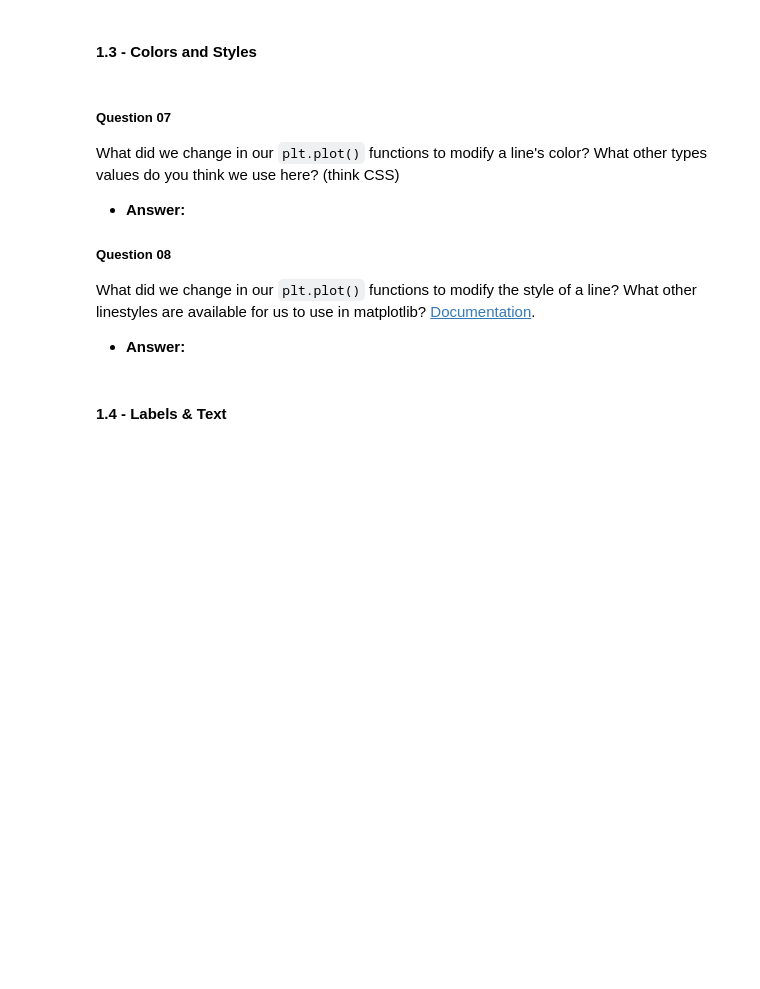
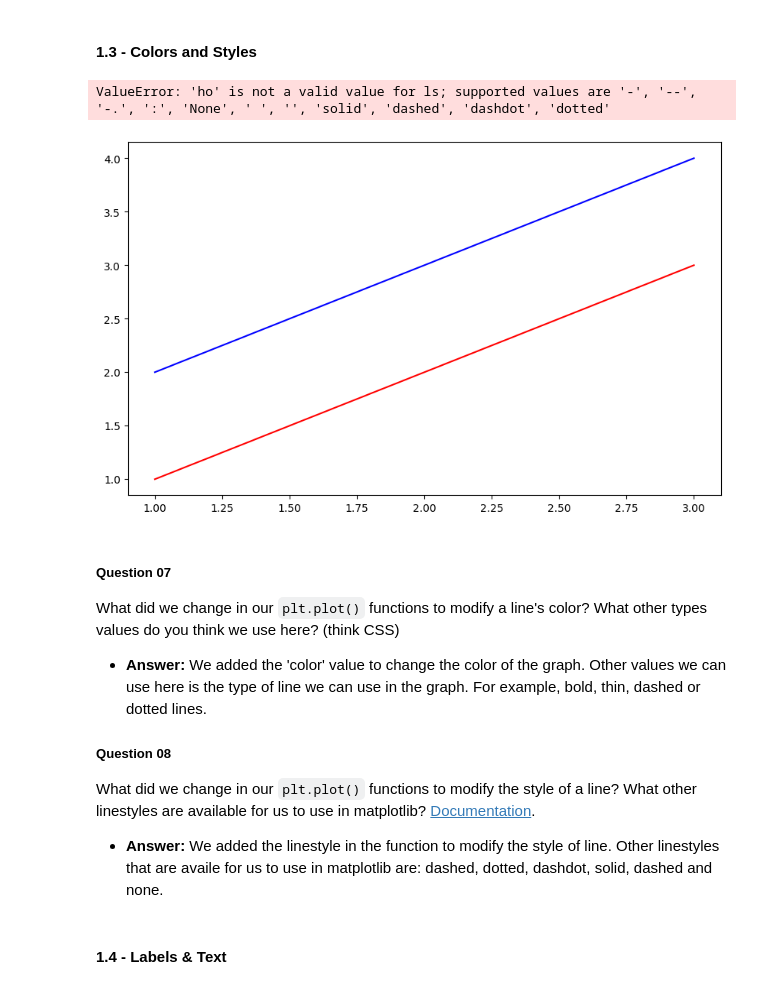
Before and after one commit to sugaazz1/unit-3-ai, a Jupyter notebook: 02-intro/intro-to-notebooks.ipynb, the cells around one changed output. Saved outputs shown, nothing was run; the diff lists cells and outputs as text; code cells hidden in the pictures; blank space fills up the shorter version.

```diff
--- a/02-intro/intro-to-notebooks.ipynb
+++ b/02-intro/intro-to-notebooks.ipynb
@@ -172,20 +176,23 @@ In what scenario would changing `figsize` be useful in data visualization?
 # %%
 plt.figure(figsize=(10, 6))
 
 plt.plot([1, 2, 3], [1, 2, 3], color='red')
 plt.plot([1, 2, 3], [2, 3, 4], color='blue')
-plt.plot([1, 2, 3], [3, 4, 5], color='green', linestyle='--')
+plt.plot([1, 2, 3], [3, 4, 5], color='green', linestyle='ho')
 
 plt.title('Different Line Styles')
 plt.show()
+# %% [output]
+ValueError: 'ho' is not a valid value for ls; supported values are '-', '--', '-.', ':', 'None', ' ', '', 'solid', 'dashed', 'dashdot', 'dotted'
+[figure, added]
 # %% [markdown]
 ##### Question 07
 What did we change in our `plt.plot()` functions to modify a line's color? What other types values do you think we use here? (think CSS)
-- **Answer:**
+- **Answer:** We added the 'color' value to change the color of the graph. Other values we can use here is the type of line we can use in the graph. For example, bold, thin, dashed or dotted lines.
 
 ##### Question 08
 What did we change in our `plt.plot()` functions to modify the style of a line? What other linestyles are available for us to use in matplotlib? [Documentation](https://matplotlib.org/stable/).
-- **Answer:**
+- **Answer:** We added the linestyle in the function to modify the style of line. Other linestyles that are availe for us to use in matplotlib are: dashed, dotted, dashdot, solid, dashed and none.
 # %% [markdown]
 #### 1.4 - Labels & Text
 # %%
```
Also changed, not shown: parts of 8 cells of this notebook.
